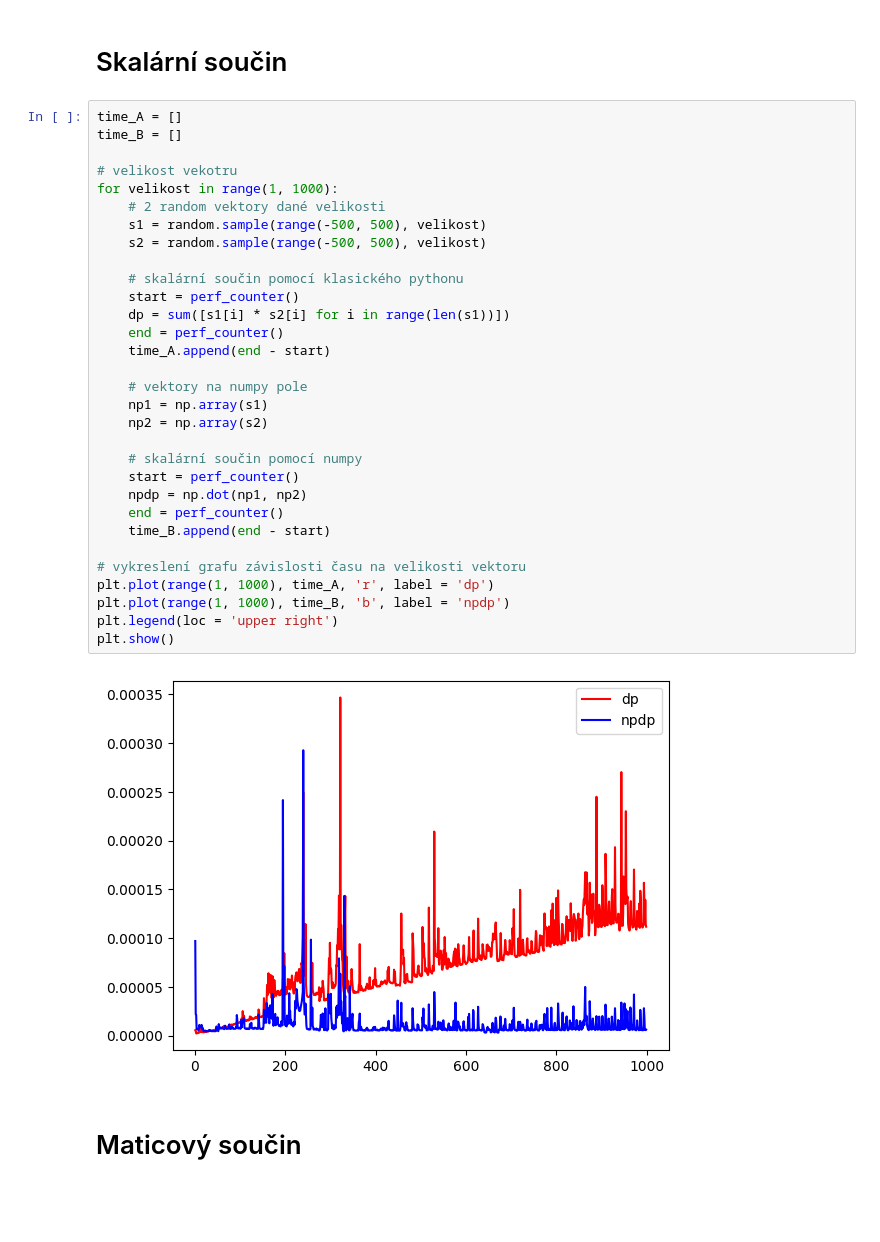
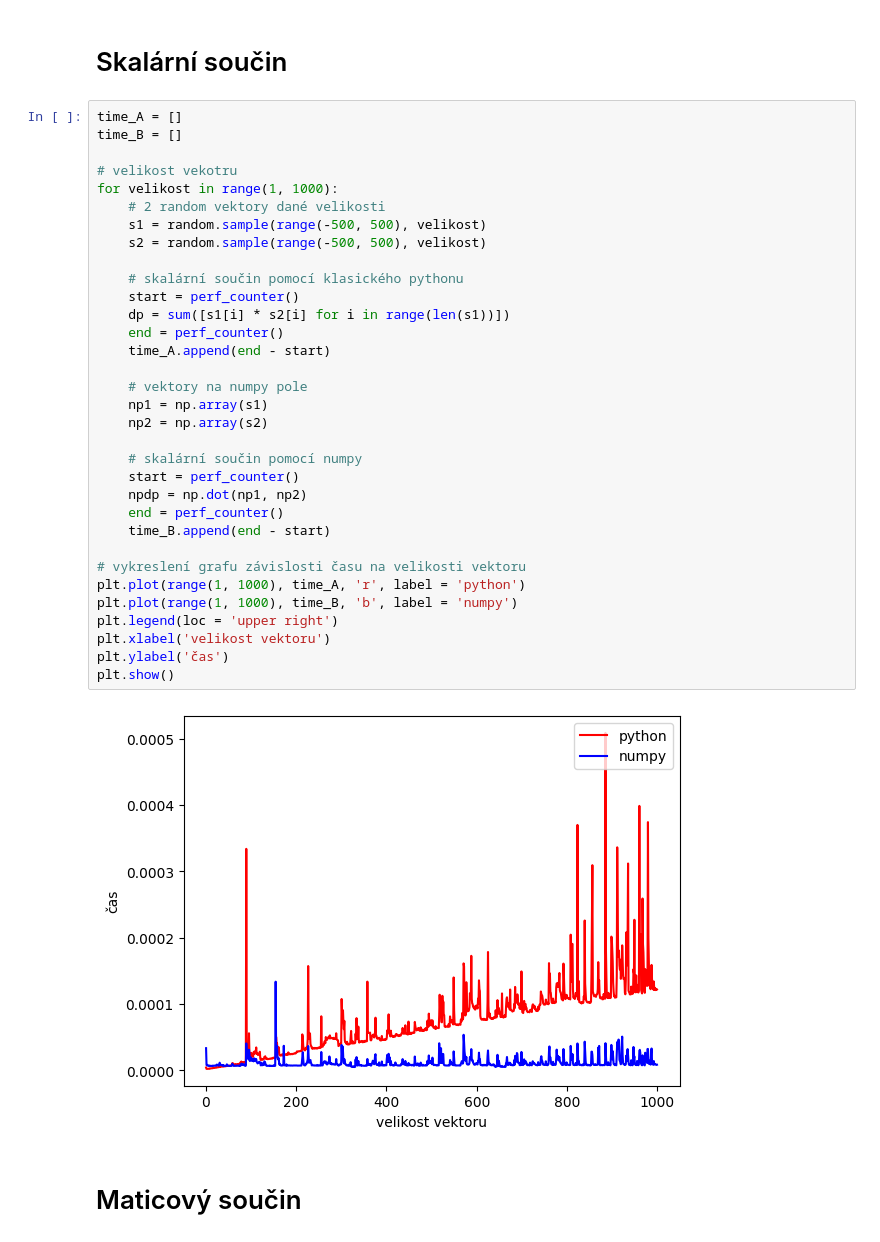
Before and after one commit to Matejnos/MSW, a Jupyter notebook: 1. Knihovny a moduly pro matematické výpočty.ipynb, the cells around one changed output. Cells and saved outputs as stored; diff of their text form; blank space fills up the shorter version.

```diff
--- a/1. Knihovny a moduly pro matematické výpočty.ipynb
+++ b/1. Knihovny a moduly pro matematické výpočty.ipynb
@@ -10,36 +10,38 @@ import math
 # %%
 time_A = []
 time_B = []
 
 # velikost vekotru
 for velikost in range(1, 1000):
     # 2 random vektory dané velikosti
     s1 = random.sample(range(-500, 500), velikost)
     s2 = random.sample(range(-500, 500), velikost)
 
     # skalární součin pomocí klasického pythonu
     start = perf_counter()
     dp = sum([s1[i] * s2[i] for i in range(len(s1))])
     end = perf_counter()
     time_A.append(end - start)
 
     # vektory na numpy pole
     np1 = np.array(s1)
     np2 = np.array(s2)
 
     # skalární součin pomocí numpy
     start = perf_counter()
     npdp = np.dot(np1, np2)
     end = perf_counter()
     time_B.append(end - start)
 
 # vykreslení grafu závislosti času na velikosti vektoru
-plt.plot(range(1, 1000), time_A, 'r', label = 'dp')
-plt.plot(range(1, 1000), time_B, 'b', label = 'npdp')
+plt.plot(range(1, 1000), time_A, 'r', label = 'python')
+plt.plot(range(1, 1000), time_B, 'b', label = 'numpy')
 plt.legend(loc = 'upper right')
+plt.xlabel('velikost vektoru')
+plt.ylabel('čas')
 plt.show()
 # %% [output]
-[figure, old version]
+[figure, new version]
 # %% [markdown]
 # Maticový součin
 # %%
```
Also changed, not shown: parts of 7 cells of this notebook, 3 other files.
